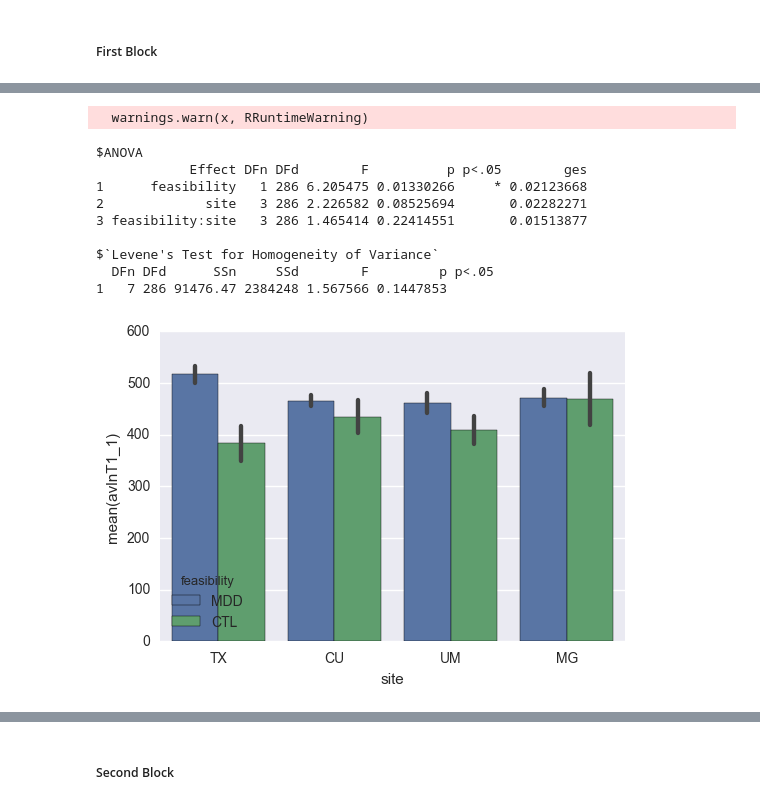
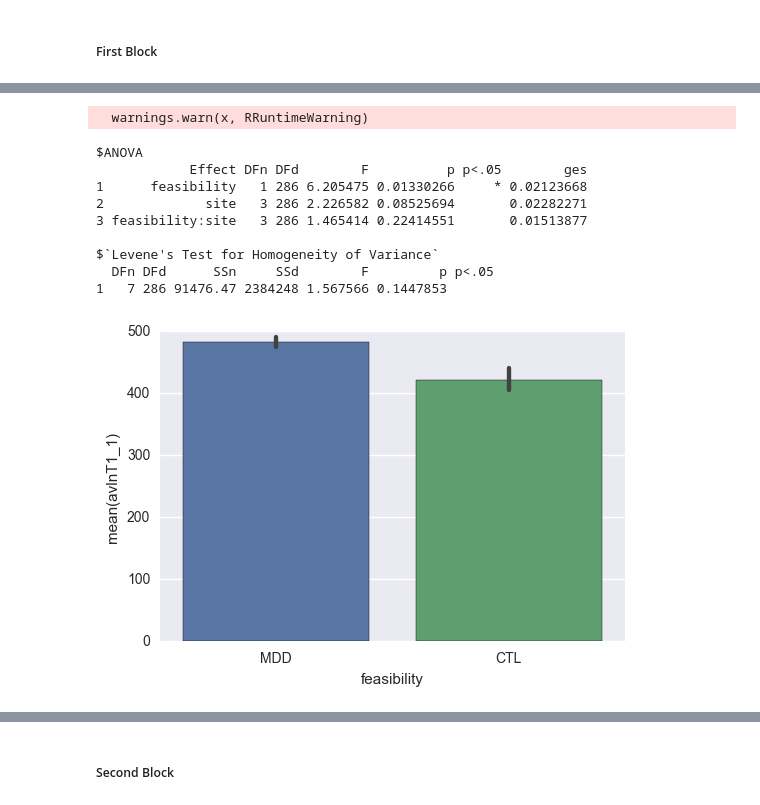
Before and after one commit to vlawlor/EMBARC-PRT, a Jupyter notebook: PRT_Prettier.ipynb, the cells around one changed output, grey strips where cells are left out. Cells and saved outputs as stored; diff of their text form; code cells hidden in the pictures.

```diff
--- a/PRT_Prettier.ipynb
+++ b/PRT_Prettier.ipynb
@@ -610,18 +630,18 @@ $`Levene's Test for Homogeneity of Variance`
 # %%
 # Lean Trials
-rts = sns.barplot(y='avlnT1_1', x = 'site', data=df_firstsess, hue = 'feasibility', ci=68)
+rts = sns.barplot(y='avlnT1_1', x = 'feasibility', data=df_firstsess, ci=68)
 %Rpush df_firstsess
 %R rt_anova <- ezANOVA(data = df_firstsess, dv = avlnT1_1, between = .(feasibility, site), wid=ProjectSpecificID)
 %R print(rt_anova)
 # %% [output]
   warnings.warn(x, RRuntimeWarning)
 $ANOVA
             Effect DFn DFd        F          p p<.05        ges
 1      feasibility   1 286 6.205475 0.01330266     * 0.02123668
 2             site   3 286 2.226582 0.08525694       0.02282271
 3 feasibility:site   3 286 1.465414 0.22414551       0.01513877
 
 $`Levene's Test for Homogeneity of Variance`
   DFn DFd      SSn     SSd        F         p p<.05
 1   7 286 91476.47 2384248 1.567566 0.1447853
-[figure, old version]
+[figure, new version]
```
Also changed, not shown: parts of 20 cells of this notebook.
